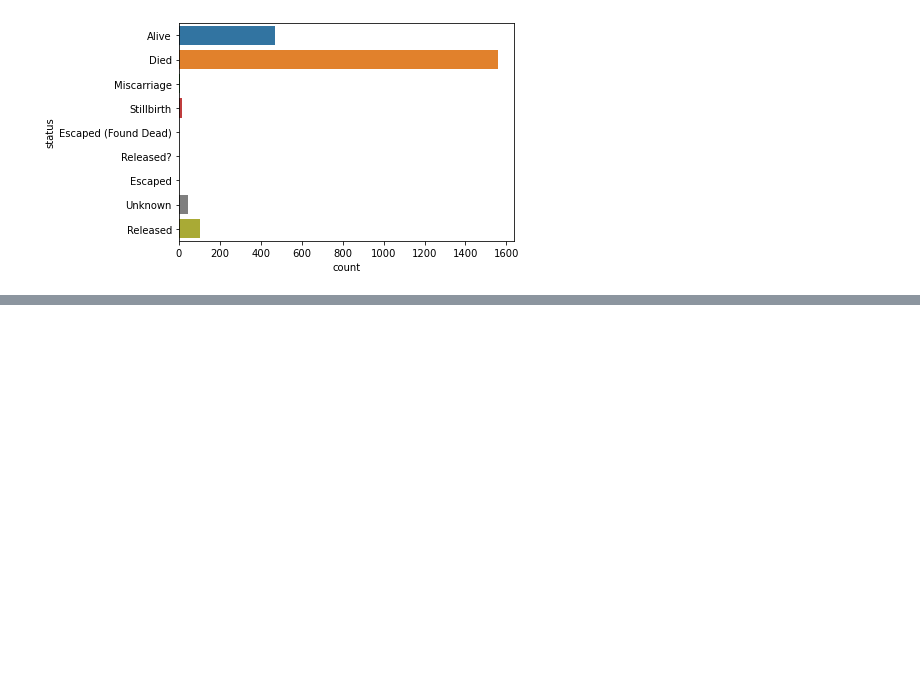
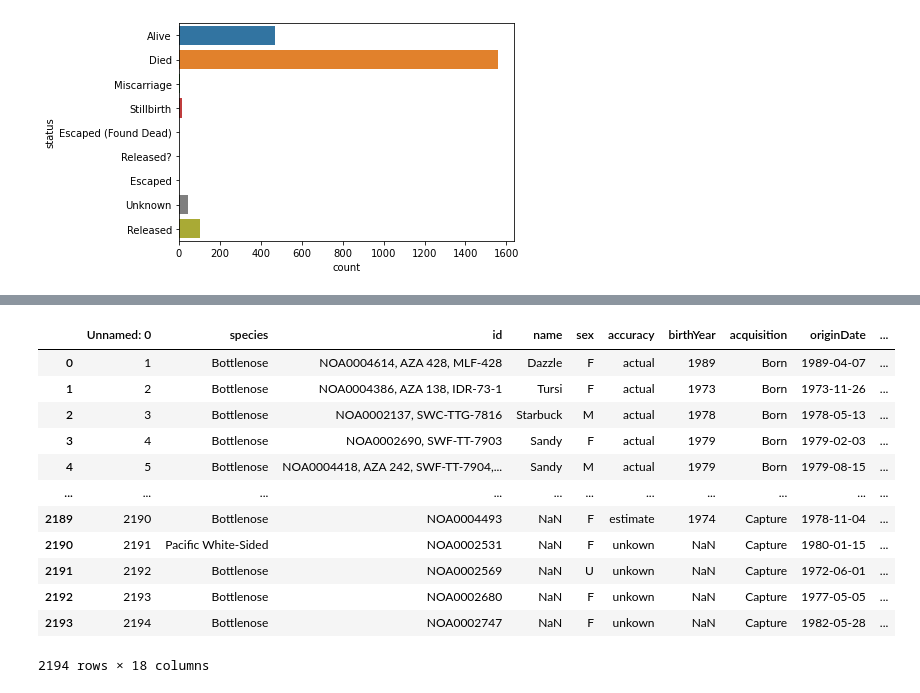
Before and after one commit to data301-2021-summer2/project-group17-project, a Jupyter notebook: data/raw/Datasetupload.ipynb, the cells around one changed output, grey strips where cells are left out. Cells and saved outputs as stored; diff of their text form; code cells hidden in the pictures; blank space fills up the shorter version.

```diff
--- a/data/raw/Datasetupload.ipynb
+++ b/data/raw/Datasetupload.ipynb
@@ -135,0 +185,9 @@ sns.countplot(y='status', data = cetacean)
+# %%
+# change columns to datetime
+cetacean['originDate'] = pd.to_datetime(cetacean['originDate']) # overwrite column with new datetime
+cetacean['originDate'] = cetacean['originDate'].dt.date # remove timezone and time information
+cetacean['statusDate'] = pd.to_datetime(cetacean['statusDate']) # overwrite column with new datetime
+cetacean['statusDate'] = cetacean['statusDate'].dt.date # remove timezone and time information
+# %%
+# create new calculated column for time spent in captivity before release or capture
+cetacean['timespent'] = cetacean['statusDate'] - cetacean['originDate']
@@ -135,0 +210,20 @@ sns.countplot(y='status', data = cetacean)
+# %%
+# changing birth date accuracy value labels
+cetacean = cetacean.replace('a','actual')
+cetacean = cetacean.replace('e','estimate')
+cetacean = cetacean.replace('u','unknown')
+cetacean
+# %% [output]
+|  | Unnamed: 0 | species | id | name | sex | accuracy | birthYear | acquisition | originDate | ... |
+| 0 | 1 | Bottlenose | NOA0004614, AZA 428, MLF-428 | Dazzle | F | actual | 1989 | Born | 1989-04-07 | ... |
+| 1 | 2 | Bottlenose | NOA0004386, AZA 138, IDR-73-1 | Tursi | F | actual | 1973 | Born | 1973-11-26 | ... |
+| 2 | 3 | Bottlenose | NOA0002137, SWC-TTG-7816 | Starbuck | M | actual | 1978 | Born | 1978-05-13 | ... |
+| 3 | 4 | Bottlenose | NOA0002690, SWF-TT-7903 | Sandy | F | actual | 1979 | Born | 1979-02-03 | ... |
+| 4 | 5 | Bottlenose | NOA0004418, AZA 242, SWF-TT-7904,... | Sandy | M | actual | 1979 | Born | 1979-08-15 | ... |
+| ... | ... | ... | ... | ... | ... | ... | ... | ... | ... | ... |
+| 2189 | 2190 | Bottlenose | NOA0004493 | NaN | F | estimate | 1974 | Capture | 1978-11-04 | ... |
+| 2190 | 2191 | Pacific White-Sided | NOA0002531 | NaN | F | unkown | NaN | Capture | 1980-01-15 | ... |
+| 2191 | 2192 | Bottlenose | NOA0002569 | NaN | U | unkown | NaN | Capture | 1972-06-01 | ... |
+| 2192 | 2193 | Bottlenose | NOA0002680 | NaN | F | unkown | NaN | Capture | 1977-05-05 | ... |
+| 2193 | 2194 | Bottlenose | NOA0002747 | NaN | F | unkown | NaN | Capture | 1982-05-28 | ... |
+2194 rows × 18 columns
```
Also changed, not shown: parts of 5 cells of this notebook.
